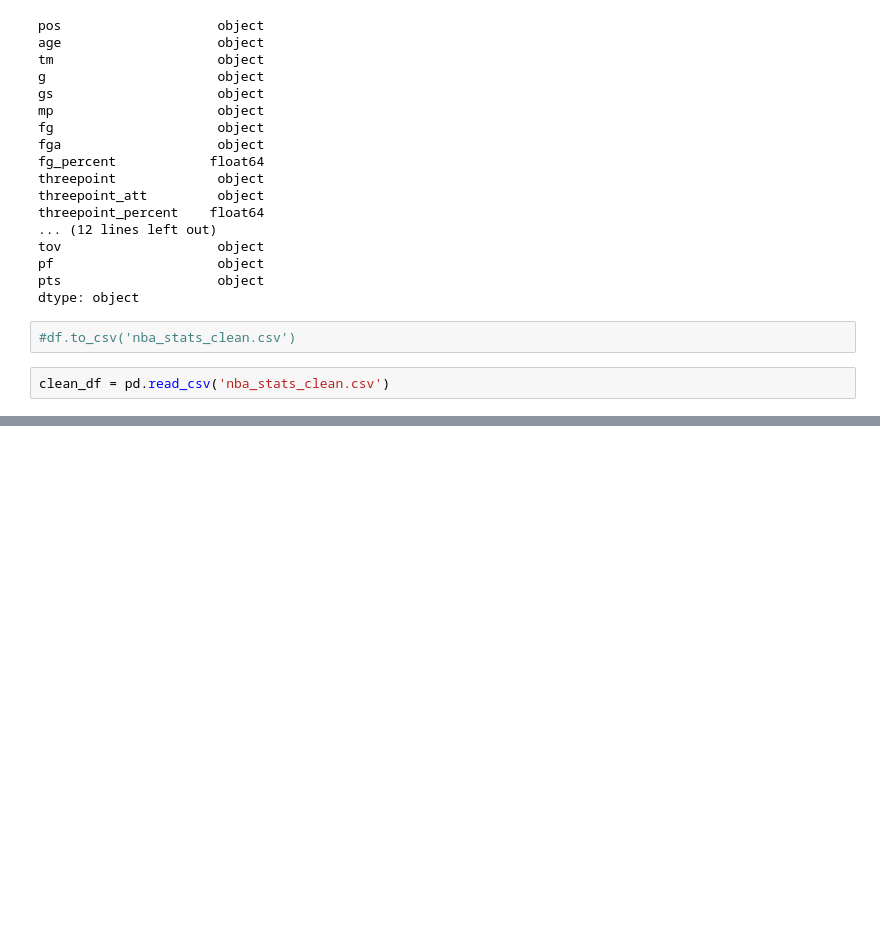
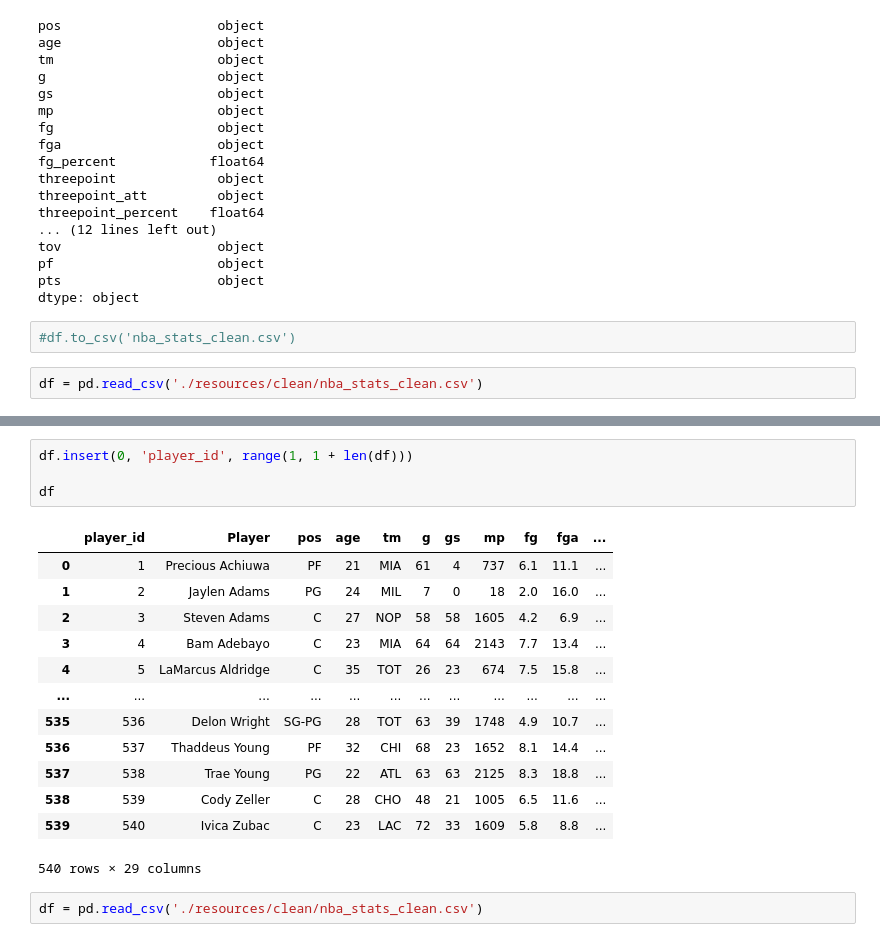
Before and after one commit to irameowlee/player_analysis, a Jupyter notebook: data_nba_stats_cleaning.ipynb, the cells around one changed output, grey strips where cells are left out. Cells and saved outputs as stored; diff of their text form; blank space fills up the shorter version.

```diff
--- a/data_nba_stats_cleaning.ipynb
+++ b/data_nba_stats_cleaning.ipynb
@@ -204,5 +203,5 @@ dtype: object
 # %%
 #df.to_csv('nba_stats_clean.csv')
 # %%
-clean_df = pd.read_csv('nba_stats_clean.csv')
+df = pd.read_csv('./resources/clean/nba_stats_clean.csv')
 # %%
@@ -225,3 +224,23 @@ tov                   float64
 pf                    float64
 pts                   float64
 dtype: object
+# %%
+df.insert(0, 'player_id', range(1, 1 + len(df)))
+
+df
+# %% [output]
+|  | player_id | Player | pos | age | tm | g | gs | mp | fg | fga | ... |
+| 0 | 1 | Precious Achiuwa | PF | 21 | MIA | 61 | 4 | 737 | 6.1 | 11.1 | ... |
+| 1 | 2 | Jaylen Adams | PG | 24 | MIL | 7 | 0 | 18 | 2.0 | 16.0 | ... |
+| 2 | 3 | Steven Adams | C | 27 | NOP | 58 | 58 | 1605 | 4.2 | 6.9 | ... |
+| 3 | 4 | Bam Adebayo | C | 23 | MIA | 64 | 64 | 2143 | 7.7 | 13.4 | ... |
+| 4 | 5 | LaMarcus Aldridge | C | 35 | TOT | 26 | 23 | 674 | 7.5 | 15.8 | ... |
+| ... | ... | ... | ... | ... | ... | ... | ... | ... | ... | ... | ... |
+| 535 | 536 | Delon Wright | SG-PG | 28 | TOT | 63 | 39 | 1748 | 4.9 | 10.7 | ... |
+| 536 | 537 | Thaddeus Young | PF | 32 | CHI | 68 | 23 | 1652 | 8.1 | 14.4 | ... |
+| 537 | 538 | Trae Young | PG | 22 | ATL | 63 | 63 | 2125 | 8.3 | 18.8 | ... |
+| 538 | 539 | Cody Zeller | C | 28 | CHO | 48 | 21 | 1005 | 6.5 | 11.6 | ... |
+| 539 | 540 | Ivica Zubac | C | 23 | LAC | 72 | 33 | 1609 | 5.8 | 8.8 | ... |
+540 rows × 29 columns
+# %%
+df = pd.read_csv('./resources/clean/nba_stats_clean.csv')
```
Also changed, not shown: parts of 5 cells of this notebook, 5 other files.
